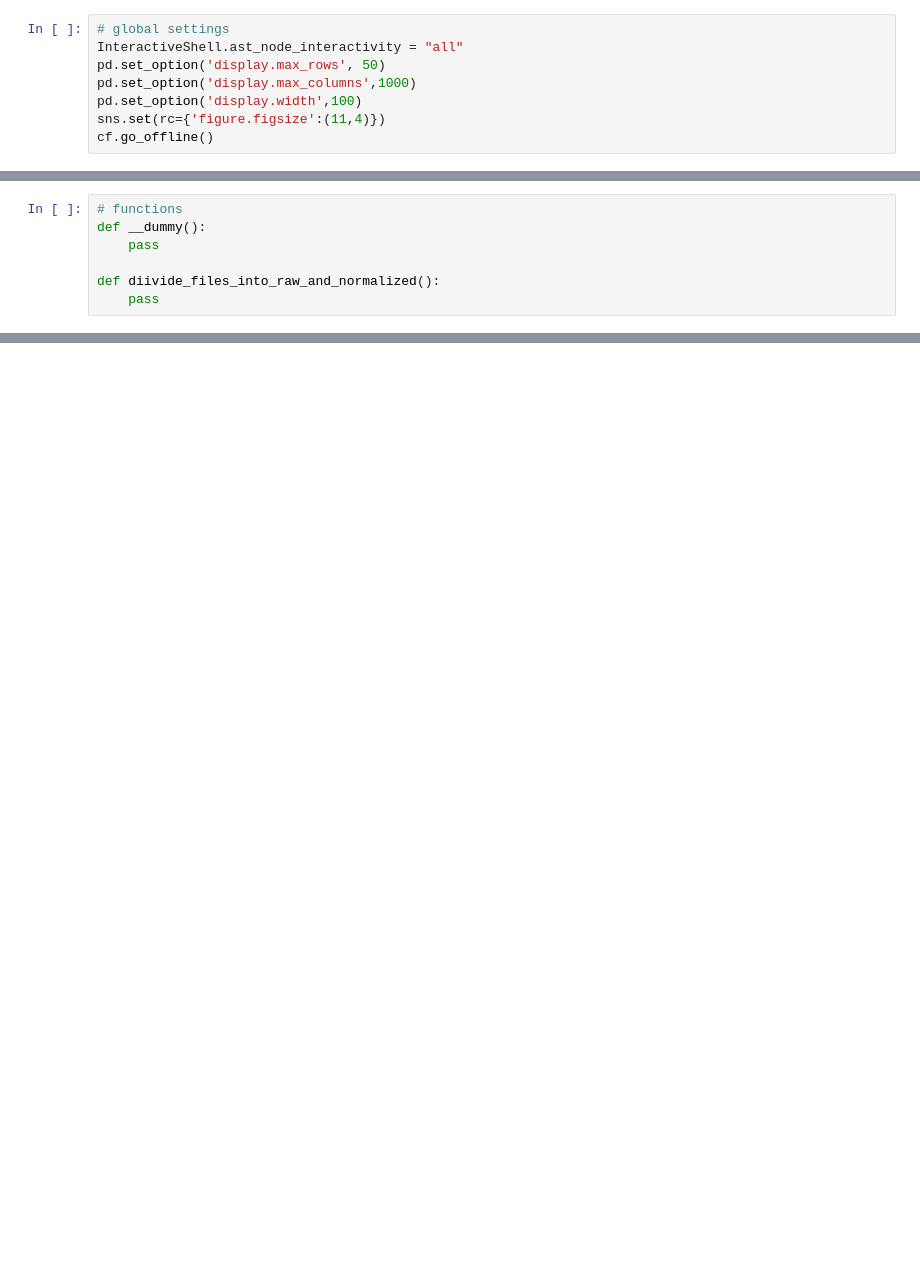
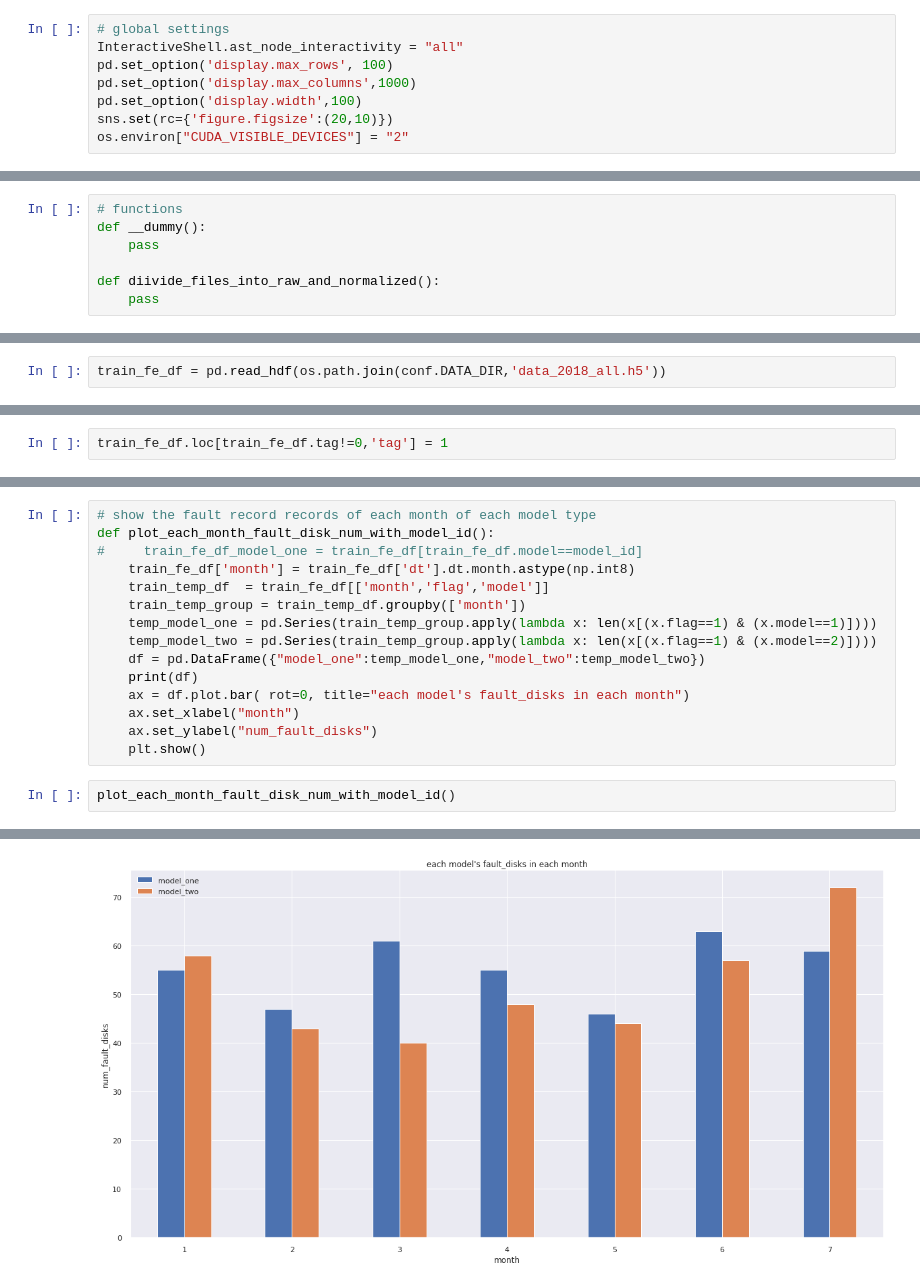
Before and after one commit to DevinWang23/tianchi_ai_ops_2020, a Jupyter notebook: jupyter_notebook/data_analysis.ipynb, the cells around one changed output, grey strips where cells are left out. Saved outputs shown, nothing was run; the diff lists cells and outputs as text; blank space fills up the shorter version.

```diff
--- a/jupyter_notebook/data_analysis.ipynb
+++ b/jupyter_notebook/data_analysis.ipynb
@@ -32,8 +37,8 @@ Requirement already satisfied: certifi>=2017.4.17 in /opt/conda/lib/python3.6/si
 # %%
 # global settings
 InteractiveShell.ast_node_interactivity = "all"
-pd.set_option('display.max_rows', 50)
+pd.set_option('display.max_rows', 100)
 pd.set_option('display.max_columns',1000)
 pd.set_option('display.width',100)
-sns.set(rc={'figure.figsize':(11,4)})
-cf.go_offline()
+sns.set(rc={'figure.figsize':(20,10)})
+os.environ["CUDA_VISIBLE_DEVICES"] = "2"
@@ -54,0 +61,2 @@ def diivide_files_into_raw_and_normalized():
+# %%
+train_fe_df = pd.read_hdf(os.path.join(conf.DATA_DIR,'data_2018_all.h5'))
@@ -54,0 +75,2 @@ def diivide_files_into_raw_and_normalized():
+# %%
+train_fe_df.loc[train_fe_df.tag!=0,'tag'] = 1
@@ -54,0 +159,18 @@ def diivide_files_into_raw_and_normalized():
+# %%
+# show the fault record records of each month of each model type
+def plot_each_month_fault_disk_num_with_model_id():
+#     train_fe_df_model_one = train_fe_df[train_fe_df.model==model_id]
+    train_fe_df['month'] = train_fe_df['dt'].dt.month.astype(np.int8)
+    train_temp_df  = train_fe_df[['month','flag','model']]
+    train_temp_group = train_temp_df.groupby(['month'])
+    temp_model_one = pd.Series(train_temp_group.apply(lambda x: len(x[(x.flag==1) & (x.model==1)])))
+    temp_model_two = pd.Series(train_temp_group.apply(lambda x: len(x[(x.flag==1) & (x.model==2)])))
+    df = pd.DataFrame({"model_one":temp_model_one,"model_two":temp_model_two})
+    print(df)
+    ax = df.plot.bar( rot=0, title="each model's fault_disks in each month")
+    ax.set_xlabel("month")
+    ax.set_ylabel("num_fault_disks")
+    plt.show()
+# %%
+plot_each_month_fault_disk_num_with_model_id()
+# %% [output]
@@ -54,0 +186 @@ def diivide_files_into_raw_and_normalized():
+[figure, added]
```
Also changed, not shown: parts of 62 cells of this notebook, 37 other files.
